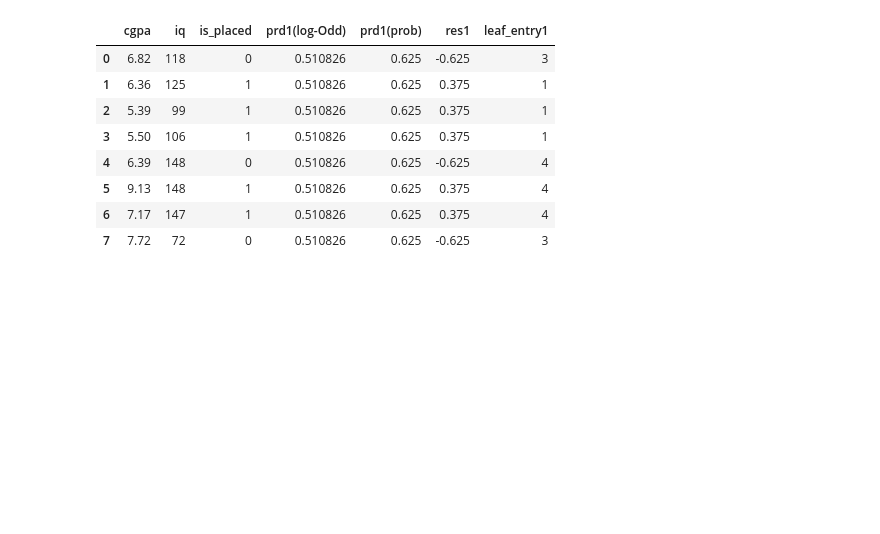
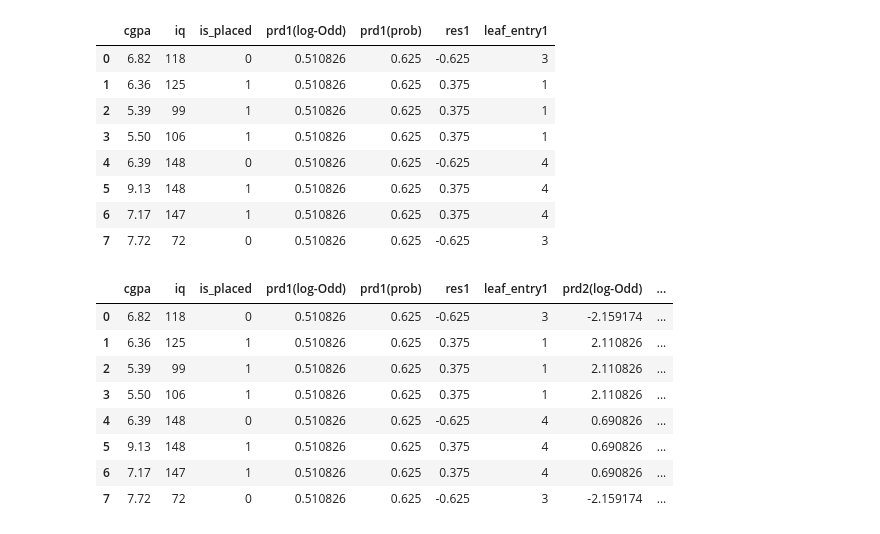
Before and after one commit to Ebratul/practices, a Jupyter notebook: gradient-boosting-classification.ipynb, the cells around one changed output. Saved outputs shown, nothing was run; the diff lists cells and outputs as text; code cells hidden in the pictures; blank space fills up the shorter version.

```diff
--- a/gradient-boosting-classification.ipynb
+++ b/gradient-boosting-classification.ipynb
@@ -103,3 +101,13 @@ df
 | 5 | 9.13 | 148 | 1 | 0.510826 | 0.625 | 0.375 | 4 |
 | 6 | 7.17 | 147 | 1 | 0.510826 | 0.625 | 0.375 | 4 |
 | 7 | 7.72 | 72 | 0 | 0.510826 | 0.625 | -0.625 | 3 |
+# %%
+def return_logs(leaf):
+  # print(leaf)
+  temp_df = df[df['leaf_entry1'] == leaf]
+  # print(df[df['leaf_entry1'] == leaf])
+  # print(df['leaf_entry1'] == leaf)
+  num = temp_df['res1'].sum()
+  # print(num)
+  den = sum(temp_df['prd1(prob)'] * (1 - temp_df['prd1(prob)']))
+  return round(num / den,2)
@@ -105,0 +118,12 @@ df
+# %%
+df
+# %% [output]
+|  | cgpa | iq | is_placed | prd1(log-Odd) | prd1(prob) | res1 | leaf_entry1 | prd2(log-Odd) | ... |
+| 0 | 6.82 | 118 | 0 | 0.510826 | 0.625 | -0.625 | 3 | -2.159174 | ... |
+| 1 | 6.36 | 125 | 1 | 0.510826 | 0.625 | 0.375 | 1 | 2.110826 | ... |
+| 2 | 5.39 | 99 | 1 | 0.510826 | 0.625 | 0.375 | 1 | 2.110826 | ... |
+| 3 | 5.50 | 106 | 1 | 0.510826 | 0.625 | 0.375 | 1 | 2.110826 | ... |
+| 4 | 6.39 | 148 | 0 | 0.510826 | 0.625 | -0.625 | 4 | 0.690826 | ... |
+| 5 | 9.13 | 148 | 1 | 0.510826 | 0.625 | 0.375 | 4 | 0.690826 | ... |
+| 6 | 7.17 | 147 | 1 | 0.510826 | 0.625 | 0.375 | 4 | 0.690826 | ... |
+| 7 | 7.72 | 72 | 0 | 0.510826 | 0.625 | -0.625 | 3 | -2.159174 | ... |
```
Also changed, not shown: parts of 13 cells of this notebook.
